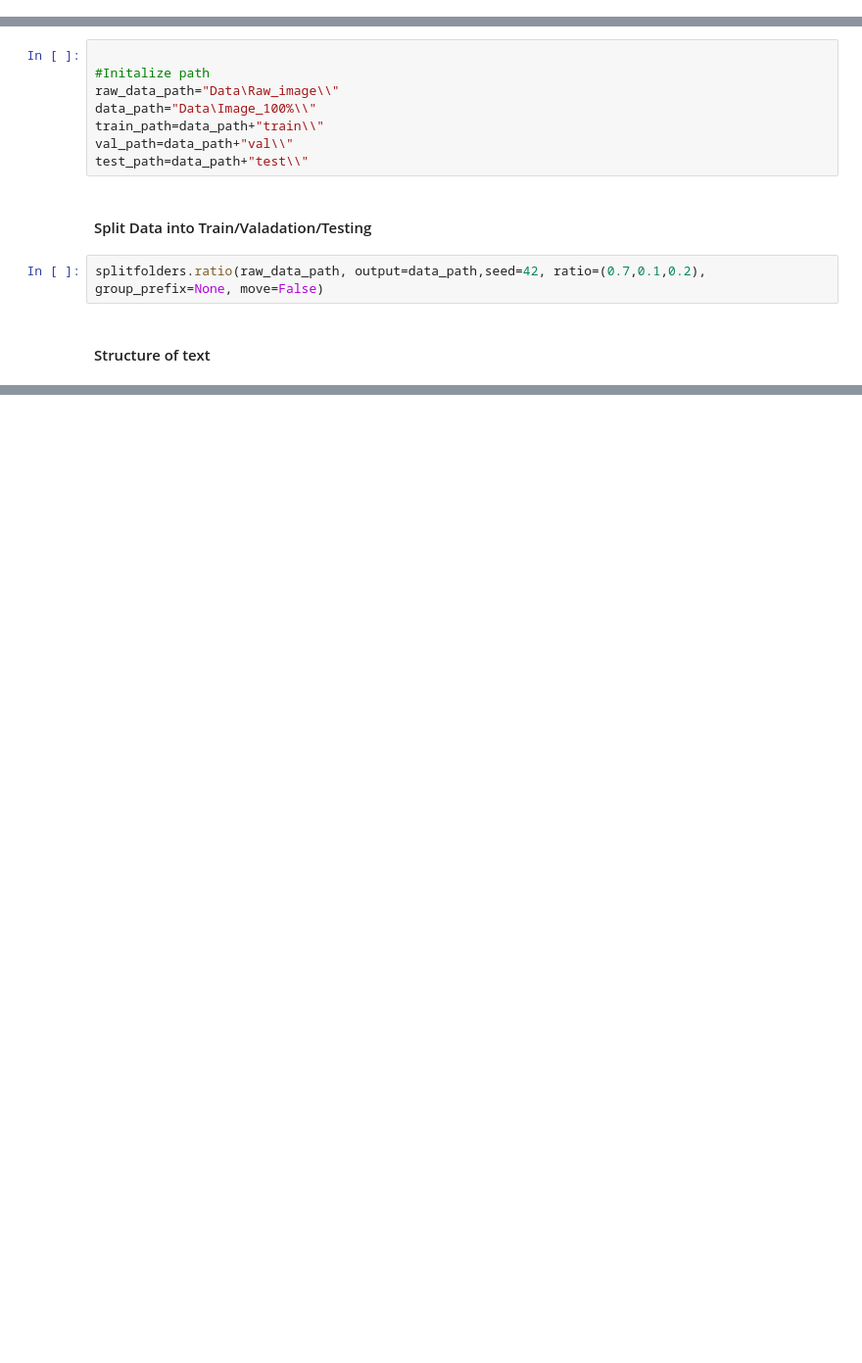
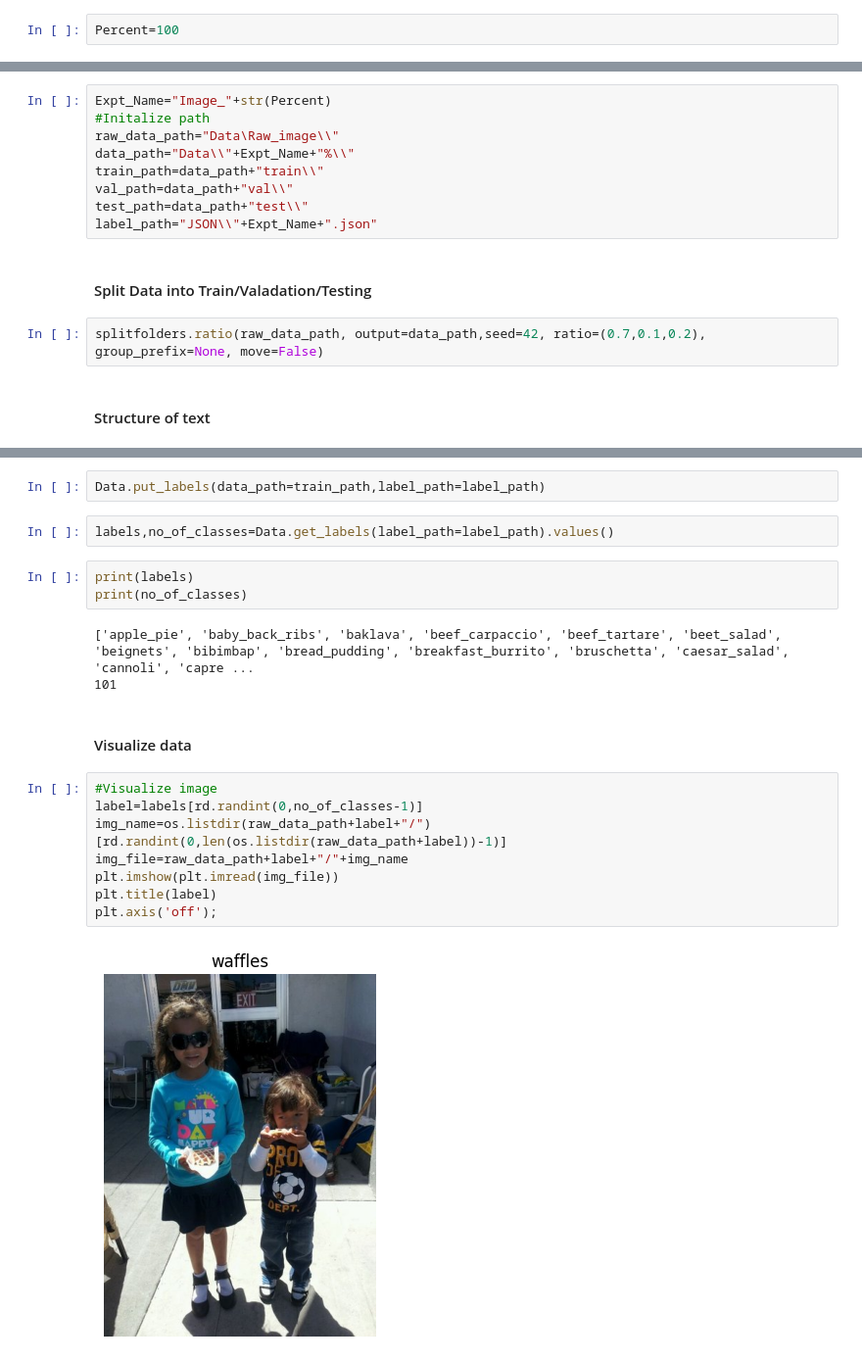
Before and after one commit to AtulBinu2002/Sort_Your_Plate, a Jupyter notebook: Visualize.ipynb, the cells around one changed output, grey strips where cells are left out. Shown: that part at 98% size. Saved outputs shown, nothing was run; the diff lists cells and outputs as text; blank space fills up the shorter version.

Commit message:
Train

```diff
--- a/Visualize.ipynb
+++ b/Visualize.ipynb
@@ -1,3 +1,5 @@
+# %%
+Percent=100
 # %% [markdown]
 # Data Visualization
 # %% [markdown]
@@ -22,13 +25,14 @@ Tensorflow_version: 2.12.0
 # %% [markdown]
 #### Initalizing Path
 # %%
-
+Expt_Name="Image_"+str(Percent)
 #Initalize path
 raw_data_path="Data\Raw_image\\"
-data_path="Data\Image_100%\\"
+data_path="Data\\"+Expt_Name+"%\\"
 train_path=data_path+"train\\"
 val_path=data_path+"val\\"
 test_path=data_path+"test\\"
+label_path="JSON\\"+Expt_Name+".json"
 # %% [markdown]
 #### Split Data into Train/Valadation/Testing
 # %%
@@ -60,0 +92,22 @@ Data.put_labels("Labels")
+# %%
+Data.put_labels(data_path=train_path,label_path=label_path)
+# %%
+labels,no_of_classes=Data.get_labels(label_path=label_path).values()
+# %%
+print(labels)
+print(no_of_classes)
+# %% [output]
+['apple_pie', 'baby_back_ribs', 'baklava', 'beef_carpaccio', 'beef_tartare', 'beet_salad', 'beignets', 'bibimbap', 'bread_pudding', 'breakfast_burrito', 'bruschetta', 'caesar_salad', 'cannoli', 'capre ...
+101
+# %% [markdown]
+#### Visualize data
+# %%
+#Visualize image
+label=labels[rd.randint(0,no_of_classes-1)]
+img_name=os.listdir(raw_data_path+label+"/")[rd.randint(0,len(os.listdir(raw_data_path+label))-1)]
+img_file=raw_data_path+label+"/"+img_name
+plt.imshow(plt.imread(img_file))
+plt.title(label)
+plt.axis('off');
+# %% [output]
+[figure, added]
```
Also changed, not shown: parts of 7 cells of this notebook, 2 other files.
